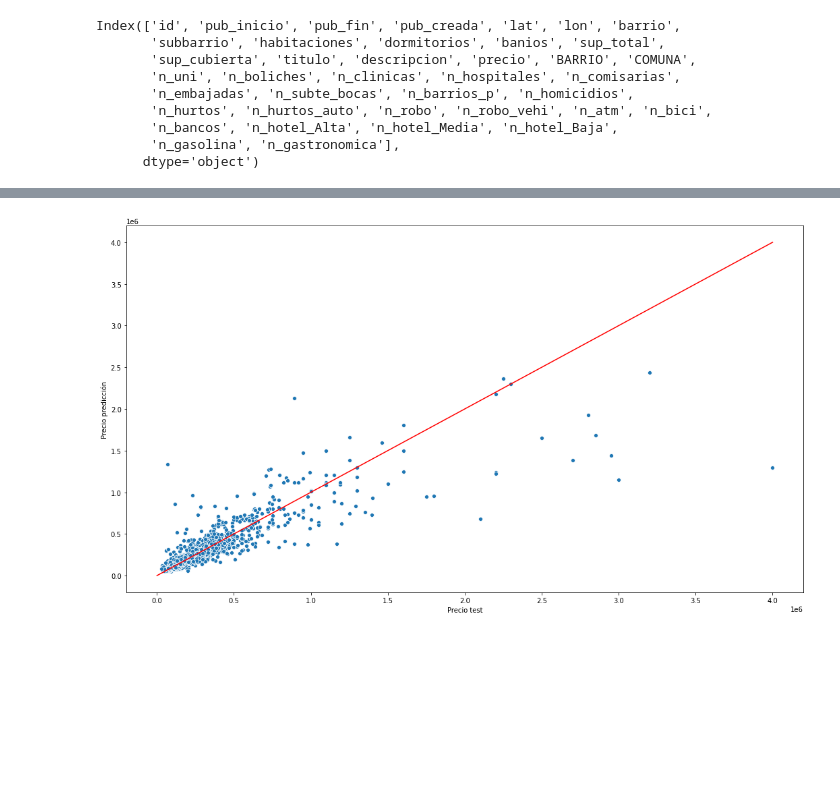
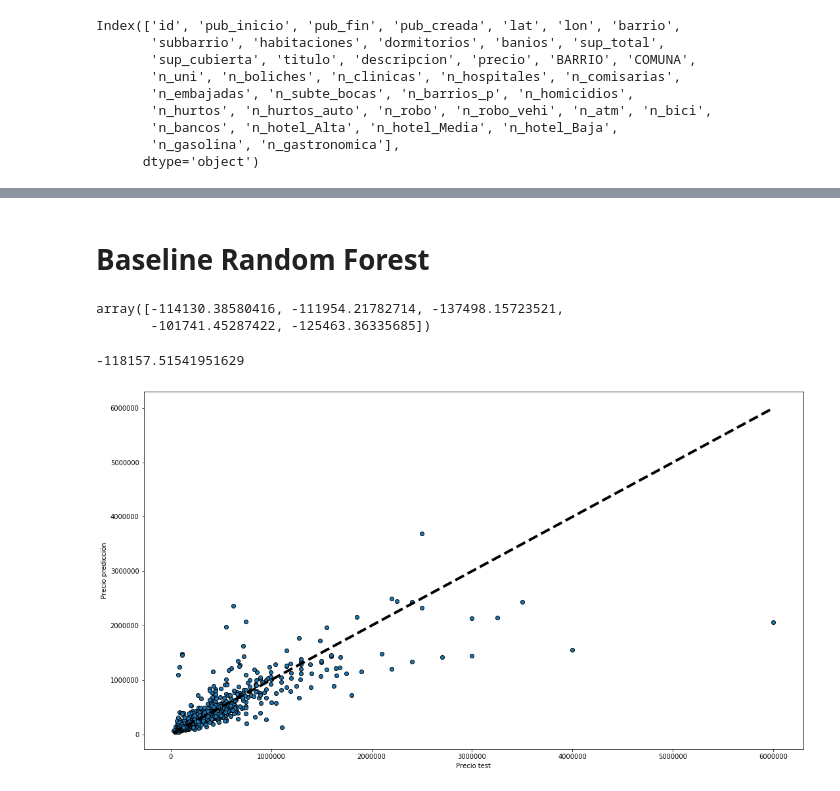
Before and after one commit to arielfaur/fmap-propiedades-kaggle, a Jupyter notebook: precio_propiedades_regresion.ipynb, the cells around one changed output, grey strips where cells are left out. Saved outputs shown, nothing was run; the diff lists cells and outputs as text; code cells hidden in the pictures; blank space fills up the shorter version.

Commit message:
modelo baseline con nuevo dataset optimizado

```diff
--- a/precio_propiedades_regresion.ipynb
+++ b/precio_propiedades_regresion.ipynb
@@ -134,5 +141,5 @@ def plot_test_predictions(y_test, y_pred):
 # %%
-df_train = pd.read_csv('data_def.csv', sep=';')
+df_train = pd.read_csv('data_def.csv', sep=';', decimal=',')
 df_train.head()
 # %% [output]
 |  | id | pub_inicio | pub_fin | pub_creada | lat | lon | barrio | subbarrio | habitaciones | ... |
@@ -208,5 +255,19 @@ scores
+# %% [markdown]
+# Baseline Random Forest
+# %%
+model_rfr = baseline_rfr_model_pipeline()         # -118157.51541951629
+# %%
+scores = cross_val_score(model_rfr, X_train, y_train, cv=5, scoring='neg_root_mean_squared_error')
+scores
+# %% [output]
+array([-114130.38580416, -111954.21782714, -137498.15723521,
+       -101741.45287422, -125463.36335685])
+# %%
+np.average(scores)
+# %% [output]
+-118157.51541951629
 # %%
-y_pred = cross_val_predict(model, X_test, y_test, cv=5)
+y_pred = cross_val_predict(model_rfr, X_test, y_test, cv=5)
 plot_test_predictions(y_test, y_pred)
 # %% [output]
-[figure, old version]
+[figure, new version]
```
Also changed, not shown: parts of 21 cells of this notebook.
